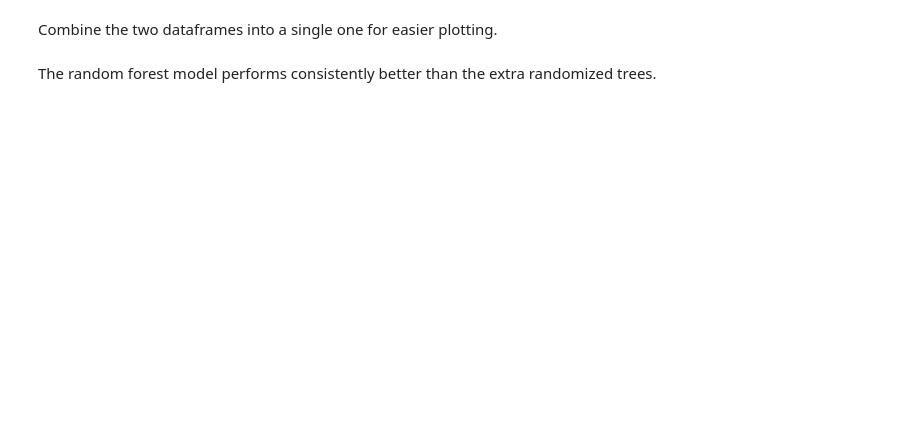
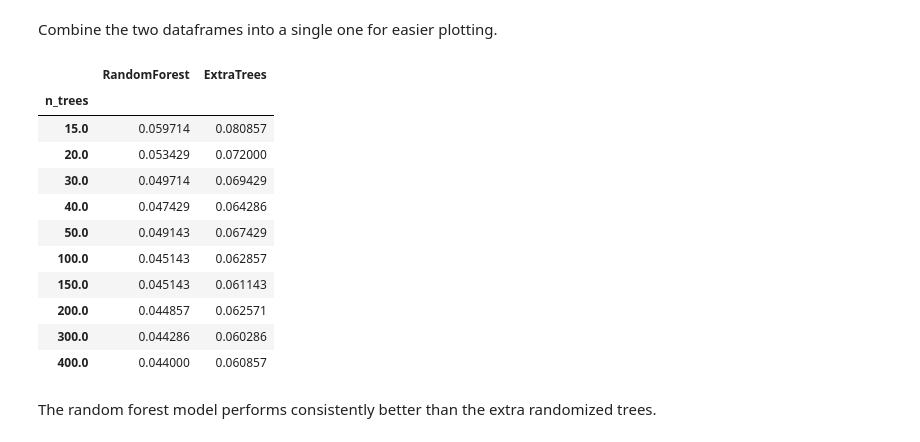
Before and after one commit to frahz/CNT4153-Assignments, a Jupyter notebook: assignments/Assignment 9_Bagging.ipynb, the cells around one changed output. Saved outputs shown, nothing was run; the diff lists cells and outputs as text; code cells hidden in the pictures; blank space fills up the shorter version.

```diff
--- a/assignments/Assignment 9_Bagging.ipynb
+++ b/assignments/Assignment 9_Bagging.ipynb
@@ -86,2 +99,19 @@ data["voice_mail_plan"] = data["voice_mail_plan"].replace({
 # %% [markdown]
 Given the skew in the predictor variable, let's split the data with the *churned* values being stratified.
+# %%
+from sklearn.model_selection import StratifiedShuffleSplit
+
+# feature_cols = data.columns[:-1]
+feature_cols = [x for x in data.columns if x != "churned"]
+
+# Get the split indexes
+strat_shuf_split = StratifiedShuffleSplit(n_splits=1, test_size=1500,random_state=42)
+
+train_idx, test_idx = next(strat_shuf_split.split(data[feature_cols], data["churned"]))
+
+# Create the dataframes
+X_train = data.loc[train_idx, feature_cols]
+y_train = data.loc[train_idx, "churned"]
+
+X_test = data.loc[test_idx, feature_cols]
+y_test = data.loc[test_idx, "churned"]
@@ -108,4 +234,24 @@ The error looks like it has stabilized around 100-150 trees.
 # %% [markdown]
 Combine the two dataframes into a single one for easier plotting.
+# %%
+oob_df = pd.concat([
+    rf_oob_df.rename(columns={"oob": "RandomForest"}),
+    ef_oob_df.rename(columns={"oob": "ExtraTrees"})
+], axis=1)
+
+oob_df
+# %% [output]
+|  | RandomForest | ExtraTrees |
+| n_trees |  |  |
+| 15.0 | 0.059714 | 0.080857 |
+| 20.0 | 0.053429 | 0.072000 |
+| 30.0 | 0.049714 | 0.069429 |
+| 40.0 | 0.047429 | 0.064286 |
+| 50.0 | 0.049143 | 0.067429 |
+| 100.0 | 0.045143 | 0.062857 |
+| 150.0 | 0.045143 | 0.061143 |
+| 200.0 | 0.044857 | 0.062571 |
+| 300.0 | 0.044286 | 0.060286 |
+| 400.0 | 0.044000 | 0.060857 |
 # %% [markdown]
 The random forest model performs consistently better than the extra randomized trees.
```
Also changed, not shown: parts of 10 cells of this notebook.
